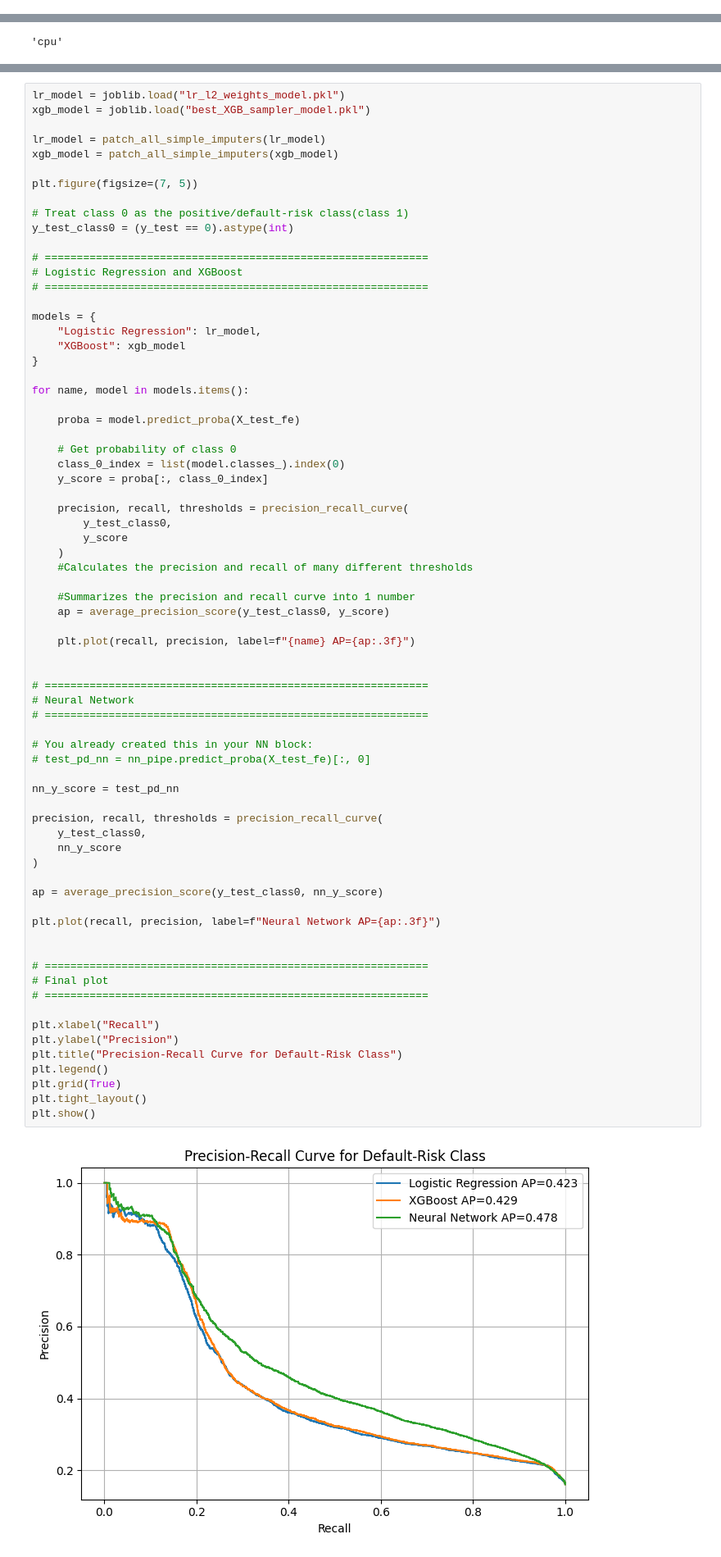
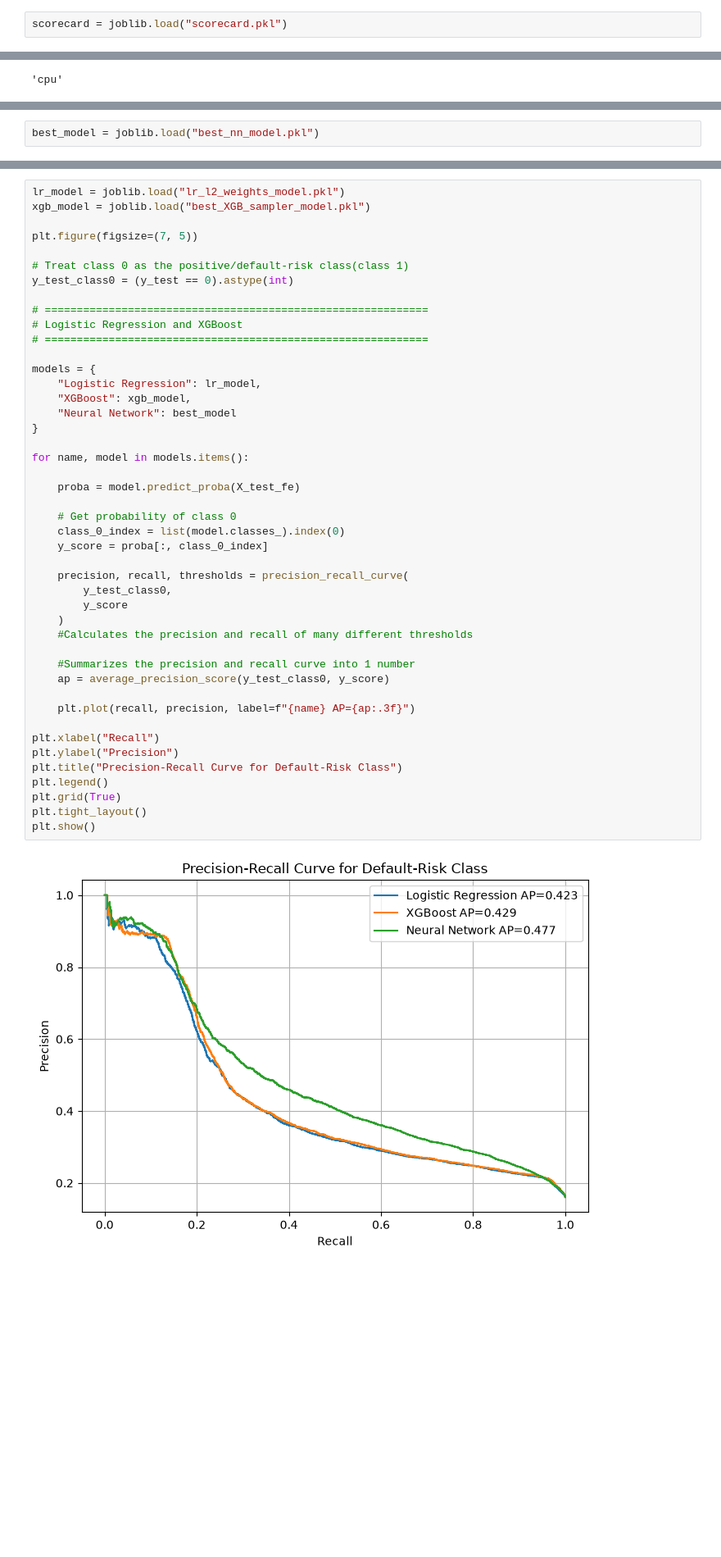
Before and after one commit to Julioccs95/STAT468, a Jupyter notebook: Third_stage.ipynb, the cells around one changed output, grey strips where cells are left out. Shown at 82% size. Drawn from its saved outputs; the diff is of its cells as text; blank space fills up the shorter version.

```diff
--- a/Third_stage.ipynb
+++ b/Third_stage.ipynb
@@ -1523,0 +387,2 @@ pd_xgb_df[pd_xgb_df["actual"] == 0].sort_values("PD_XGB", ascending=False).head(
+# %%
+scorecard = joblib.load("scorecard.pkl")
@@ -1892,0 +516,2 @@ It used L2 regularization with C = 0.01, making it an interpretable model for es
+# %%
+best_model = joblib.load("best_nn_model.pkl")
@@ -1893,9 +553,6 @@ It used L2 regularization with C = 0.01, making it an interpretable model for es
 # %%
 lr_model = joblib.load("lr_l2_weights_model.pkl")
 xgb_model = joblib.load("best_XGB_sampler_model.pkl")
-
-lr_model = patch_all_simple_imputers(lr_model)
-xgb_model = patch_all_simple_imputers(xgb_model)
 
 plt.figure(figsize=(7, 5))
 
@@ -1908,58 +565,35 @@ y_test_class0 = (y_test == 0).astype(int)
 
 models = {
     "Logistic Regression": lr_model,
-    "XGBoost": xgb_model
+    "XGBoost": xgb_model,
+    "Neural Network": best_model
 }
 
 for name, model in models.items():
 
     proba = model.predict_proba(X_test_fe)
 
     # Get probability of class 0
     class_0_index = list(model.classes_).index(0)
     y_score = proba[:, class_0_index]
 
     precision, recall, thresholds = precision_recall_curve(
         y_test_class0,
         y_score
     )
     #Calculates the precision and recall of many different thresholds
 
     #Summarizes the precision and recall curve into 1 number
     ap = average_precision_score(y_test_class0, y_score)
 
     plt.plot(recall, precision, label=f"{name} AP={ap:.3f}")
 
-
-# ============================================================
-# Neural Network
-# ============================================================
-
-# You already created this in your NN block:
-# test_pd_nn = nn_pipe.predict_proba(X_test_fe)[:, 0]
-
-nn_y_score = test_pd_nn
-
-precision, recall, thresholds = precision_recall_curve(
-    y_test_class0,
-    nn_y_score
-)
-
-ap = average_precision_score(y_test_class0, nn_y_score)
-
-plt.plot(recall, precision, label=f"Neural Network AP={ap:.3f}")
-
-
-# ============================================================
-# Final plot
-# ============================================================
-
 plt.xlabel("Recall")
 plt.ylabel("Precision")
 plt.title("Precision-Recall Curve for Default-Risk Class")
 plt.legend()
 plt.grid(True)
 plt.tight_layout()
 plt.show()
 # %% [output]
-[figure, old version]
+[figure, new version]
```
Also changed, not shown: parts of 62 cells of this notebook.
